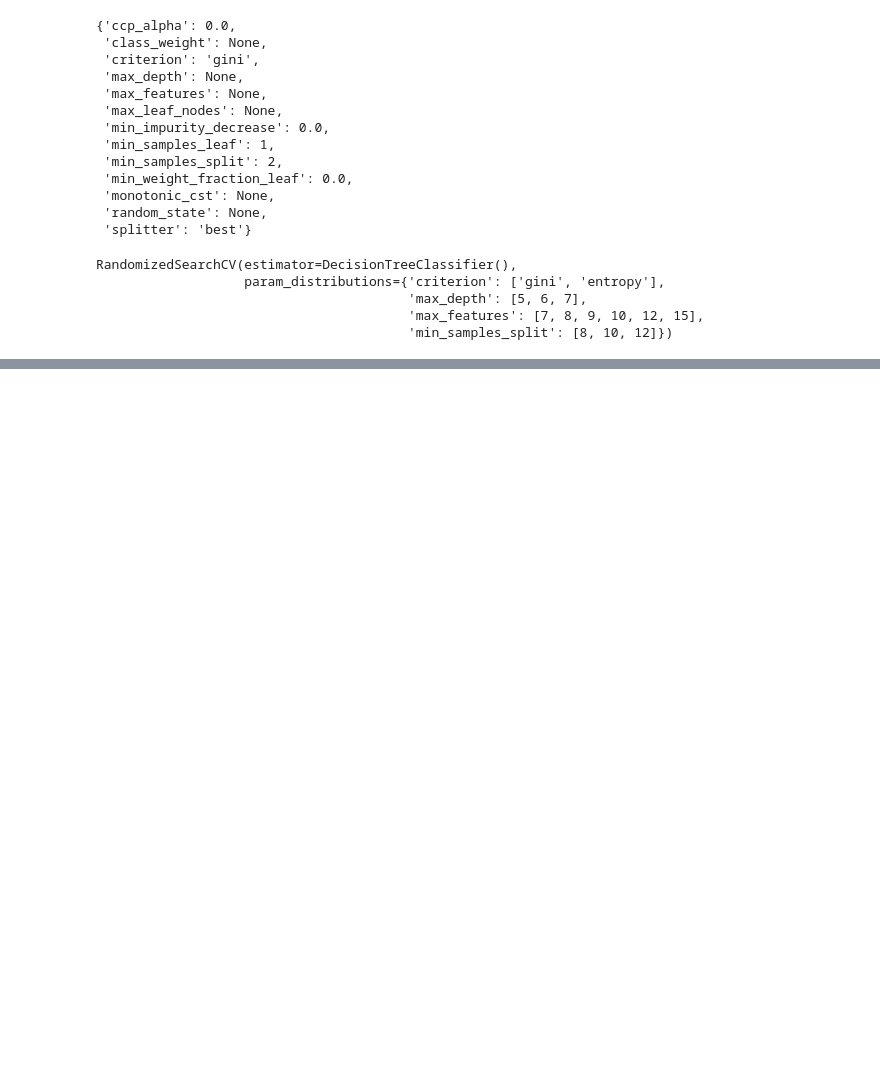
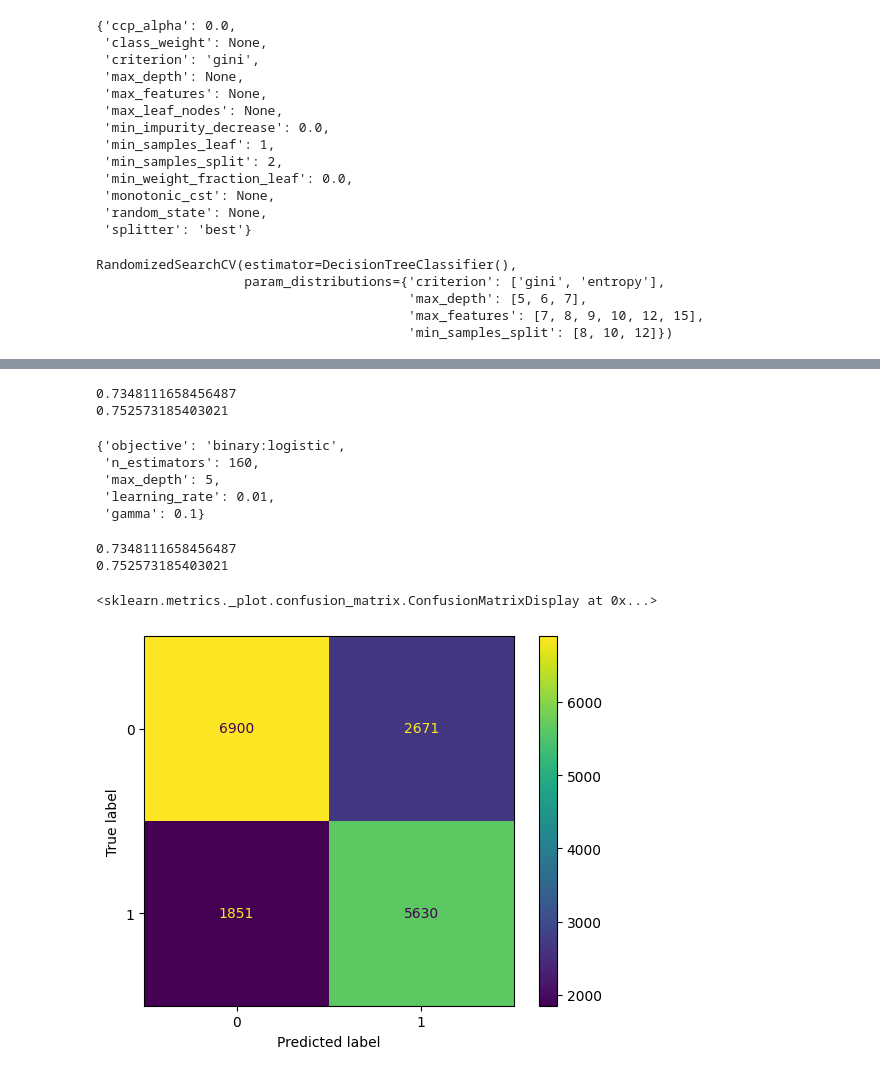
Before and after one commit to iamtanzeel/project_cardio, a Jupyter notebook: cardio.ipynb, the cells around one changed output, grey strips where cells are left out. Saved outputs shown, nothing was run; the diff lists cells and outputs as text; code cells hidden in the pictures; blank space fills up the shorter version.

```diff
--- a/cardio.ipynb
+++ b/cardio.ipynb
@@ -481,0 +699,10 @@ ConfusionMatrixDisplay(cm).plot()
+# %%
+params = {'objective': ['binary:logistic'],
+ 'gamma':[0.1,0.2,0.5,0.6],
+ 'learning_rate': [0.01,0.001,0.1],
+ 'max_depth': [5,7,9,10,12,13],
+ 'n_estimators': [50,80,100,110,120,150,160,170]}
+# %%
+randomised_cv = RandomizedSearchCV(param_distributions=params,estimator=xgb)
+
+randomised_cv.fit(X_train_transformerd,y_train)
@@ -481,0 +727,36 @@ ConfusionMatrixDisplay(cm).plot()
+# %%
+cv_pred = randomised_cv.predict(X_test_transformerd)
+
+cv_acc = accuracy_score(cv_pred,y_test)
+print(cv_acc)
+
+cv_rec = recall_score(cv_pred,y_test)
+print(cv_rec)
+# %% [output]
+0.7348111658456487
+0.752573185403021
+# %%
+randomised_cv.best_params_
+# %% [output]
+{'objective': 'binary:logistic',
+ 'n_estimators': 160,
+ 'max_depth': 5,
+ 'learning_rate': 0.01,
+ 'gamma': 0.1}
+# %%
+best_xgb = randomised_cv.best_estimator_
+# %%
+best_xgb.fit(X_train_transformerd,y_train)
+best_pred = best_xgb.predict(X_test_transformerd)
+acc = accuracy_score(best_pred,y_test)
+rec = recall_score(best_pred,y_test)
+cm = confusion_matrix(best_pred,y_test)
+# %%
+print(acc)
+print(rec)
+ConfusionMatrixDisplay(cm).plot()
+# %% [output]
+0.7348111658456487
+0.752573185403021
+<sklearn.metrics._plot.confusion_matrix.ConfusionMatrixDisplay at 0x...>
+[figure, added]
```
Also changed, not shown: parts of 44 cells of this notebook, 2 other files.
